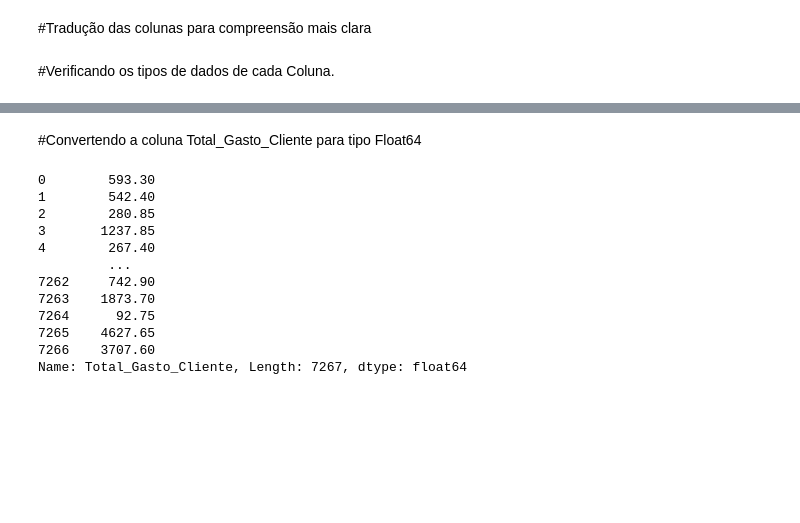
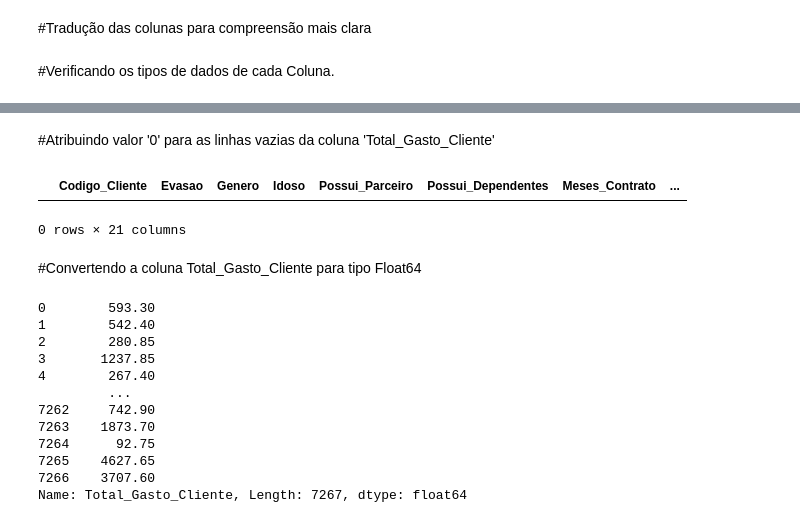
Before and after one commit to wellingtonsouza32/ChallengeAlura, a Jupyter notebook: challenge_semana_1.ipynb, the cells around one changed output, grey strips where cells are left out. Drawn from its saved outputs; the diff is of its cells as text; code cells hidden in the pictures; blank space fills up the shorter version.

```diff
--- a/challenge_semana_1.ipynb
+++ b/challenge_semana_1.ipynb
@@ -185,3 +208,12 @@ memory usage: 1.2+ MB
+# %% [markdown]
+#Atribuindo valor '0' para as linhas vazias da coluna 'Total_Gasto_Cliente'
+# %%
+#              [        filtro                            ,   Coluna            ]  Novo valor
+df_aluravoz.loc[df_aluravoz['Total_Gasto_Cliente'] == " ", 'Total_Gasto_Cliente'] = '0'
+df_aluravoz[df_aluravoz['Total_Gasto_Cliente'] == '0'] #consulta com filtro no valor atualizado
+# %% [output]
+|  | Codigo_Cliente | Evasao | Genero | Idoso | Possui_Parceiro | Possui_Dependentes | Meses_Contrato | ... |
+0 rows × 21 columns
 # %% [markdown]
 #Convertendo a coluna Total_Gasto_Cliente para tipo Float64
 # %%
```
Also changed, not shown: parts of 11 cells of this notebook.
